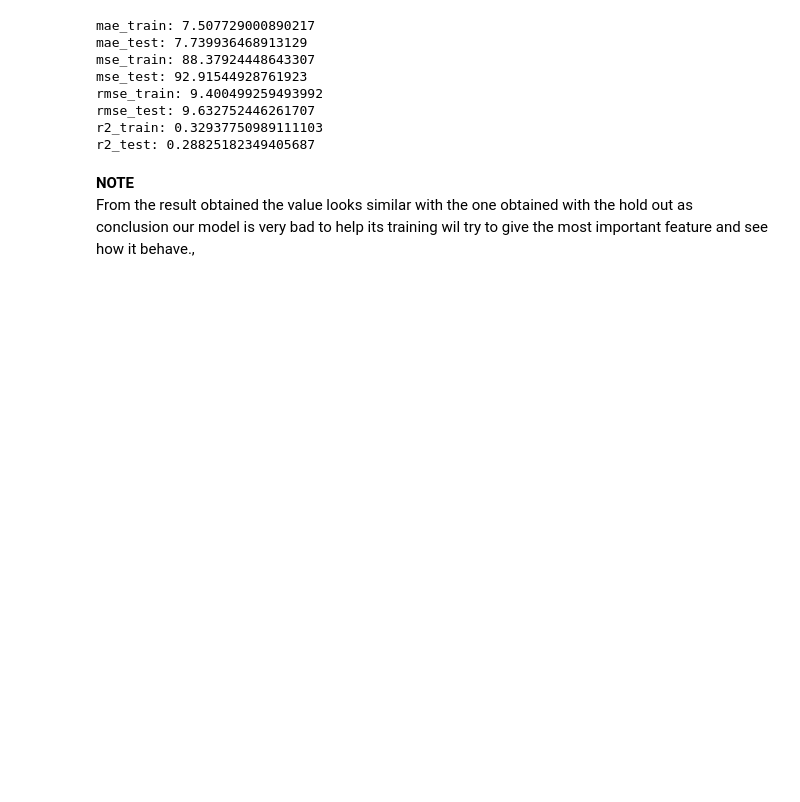
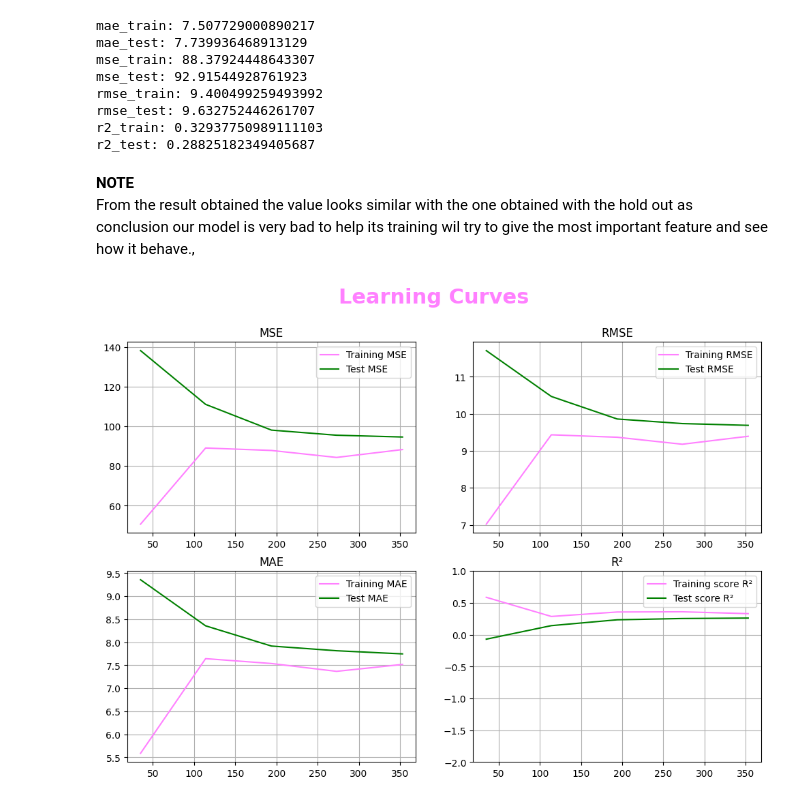
Before and after one commit to kozen88/Diabetes_Onward_Monitor, a Jupyter notebook: diabetes_regression.ipynb, the cells around one changed output. Cells and saved outputs as stored; diff of their text form; code cells hidden in the pictures; blank space fills up the shorter version.

Commit message:
plotted learning curves

```diff
--- a/diabetes_regression.ipynb
+++ b/diabetes_regression.ipynb
@@ -430,6 +430,78 @@ r2_test: 0.28825182349405687
 # %% [markdown]
 **NOTE**<br>
 From the result obtained the value looks similar with the one obtained with the hold out as conclusion our model is very bad to help its training wil try to give the most important feature and see how it behave.,
+# %%
+# Calcolo delle curve di apprendimento con le metriche MSE, RMSE e MAE
+train_sizes_abs, train_mse, test_mse = learning_curve(
+                                          LinearRegression(),
+                                          X,
+                                          y,
+                                          scoring='neg_mean_squared_error',
+                                          cv=5,
+                                          random_state=RANDOM_SEED)
+train_rmse = np.sqrt(-train_mse)
+test_rmse = np.sqrt(-test_mse)
+
+train_sizes_abs, train_mae, test_mae = learning_curve(
+                                         LinearRegression(),
+                                         X,
+                                         y,
+                                         scoring='neg_mean_absolute_error',
+                                         cv=5,
+                                         random_state=RANDOM_SEED)
+
+train_sizes_abs, train_r2, test_r2 = learning_curve(
+                                          LinearRegression(),
+                                          X,
+                                          y,
+                                          scoring='r2',
+                                          random_state=RANDOM_SEED)
+
+# Calcolo della media dei punteggi su addestramento e test
+train_mse_mean = -np.mean(train_mse, axis=1)
+test_mse_mean = -np.mean(test_mse, axis=1)
+
+train_rmse_mean = np.mean(train_rmse, axis=1)
+test_rmse_mean = np.mean(test_rmse, axis=1)
+
+train_mae_mean = -np.mean(train_mae, axis=1)
+test_mae_mean = -np.mean(test_mae, axis=1)
+
+train_r2_mean = np.mean(train_r2, axis=1)
+test_r2_mean = np.mean(test_r2, axis=1)
+
+# Plot delle curve di apprendimento
+fig, ((ax1, ax2), (ax3, ax4)) = plt.subplots(2, 2, figsize=(12, 8))
+
+ax1.plot(train_sizes_abs, train_mse_mean, label='Training MSE', color=light_fuchsia)
+ax1.plot(train_sizes_abs, test_mse_mean, label='Test MSE', color='green')
+ax1.set_title('MSE')
+ax1.grid()
+ax1.legend()
+
+ax2.plot(train_sizes_abs, train_rmse_mean, label='Training RMSE', color=light_fuchsia)
+ax2.plot(train_sizes_abs, test_rmse_mean, label='Test RMSE', color='green')
+ax2.set_title('RMSE')
+ax2.grid()
+ax2.legend()
+
+ax3.plot(train_sizes_abs, train_mae_mean, label='Training MAE', color=light_fuchsia)
+ax3.plot(train_sizes_abs, test_mae_mean, label='Test MAE', color='green')
+ax3.set_title('MAE')
+ax3.grid()
+ax3.legend()
+
+ax4.plot(train_sizes_abs, train_r2_mean, label='Training score R²', color=light_fuchsia)
+ax4.plot(train_sizes_abs, test_r2_mean, label='Test score R²', color='green')
+ax4.set_ylim([-2, 1])
+ax4.set_title('R²')
+ax4.grid()
+ax4.legend()
+
+plt.suptitle('Learning Curves', fontsize=22, fontweight='bold', color=light_fuchsia)
+plt.show()
+# %% [output]
+[figure, added]
 # %%
 """# applying standardization
 ss = StandardScaler()
```
Also changed, not shown: parts of 1 cell of this notebook.
